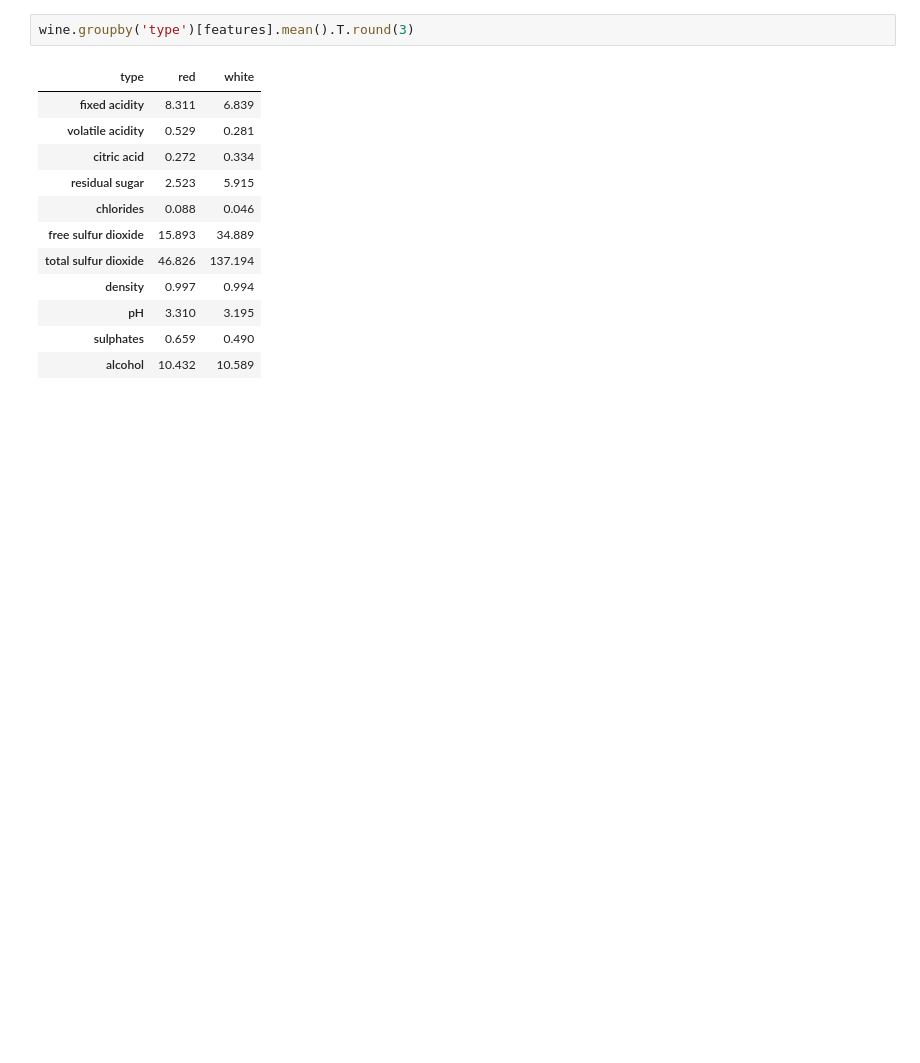
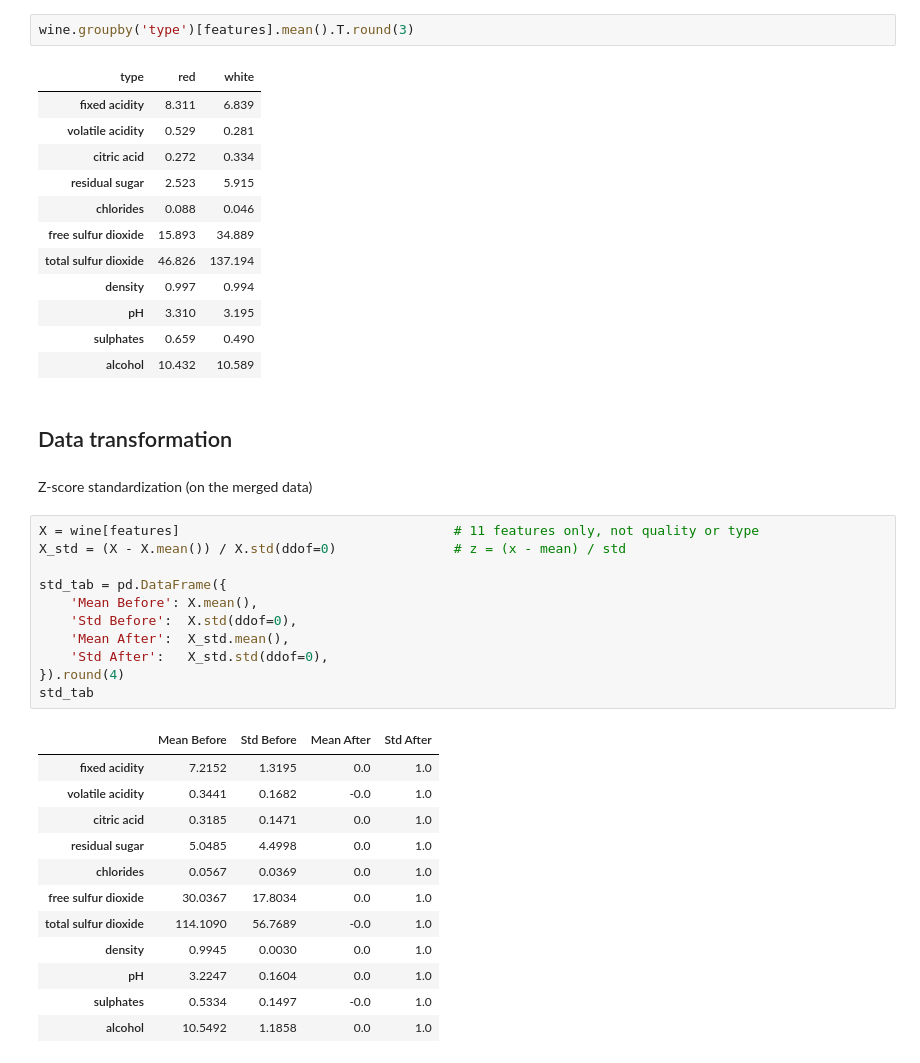
Before and after one commit to nvkhanh029/machine-learning-labwork, a Jupyter notebook: lab01-pca/lab01_wine_quality.ipynb, the cells around one changed output. Saved outputs shown, nothing was run; the diff lists cells and outputs as text; blank space fills up the shorter version.

Commit message:
feat(lab01): standardize wine features and encode type

```diff
--- a/lab01-pca/lab01_wine_quality.ipynb
+++ b/lab01-pca/lab01_wine_quality.ipynb
@@ -383,3 +383,31 @@ wine.groupby('type')[features].mean().T.round(3)
 | pH | 3.310 | 3.195 |
 | sulphates | 0.659 | 0.490 |
 | alcohol | 10.432 | 10.589 |
+# %% [markdown]
+## Data transformation
+# %% [markdown]
+Z-score standardization (on the merged data)
+# %%
+X = wine[features]                                   # 11 features only, not quality or type
+X_std = (X - X.mean()) / X.std(ddof=0)               # z = (x - mean) / std
+
+std_tab = pd.DataFrame({
+    'Mean Before': X.mean(),
+    'Std Before':  X.std(ddof=0),
+    'Mean After':  X_std.mean(),
+    'Std After':   X_std.std(ddof=0),
+}).round(4)
+std_tab
+# %% [output]
+|  | Mean Before | Std Before | Mean After | Std After |
+| fixed acidity | 7.2152 | 1.3195 | 0.0 | 1.0 |
+| volatile acidity | 0.3441 | 0.1682 | -0.0 | 1.0 |
+| citric acid | 0.3185 | 0.1471 | 0.0 | 1.0 |
+| residual sugar | 5.0485 | 4.4998 | 0.0 | 1.0 |
+| chlorides | 0.0567 | 0.0369 | 0.0 | 1.0 |
+| free sulfur dioxide | 30.0367 | 17.8034 | 0.0 | 1.0 |
+| total sulfur dioxide | 114.1090 | 56.7689 | -0.0 | 1.0 |
+| density | 0.9945 | 0.0030 | 0.0 | 1.0 |
+| pH | 3.2247 | 0.1604 | 0.0 | 1.0 |
+| sulphates | 0.5334 | 0.1497 | -0.0 | 1.0 |
+| alcohol | 10.5492 | 1.1858 | 0.0 | 1.0 |
```
Also changed, not shown: parts of 5 cells of this notebook.
